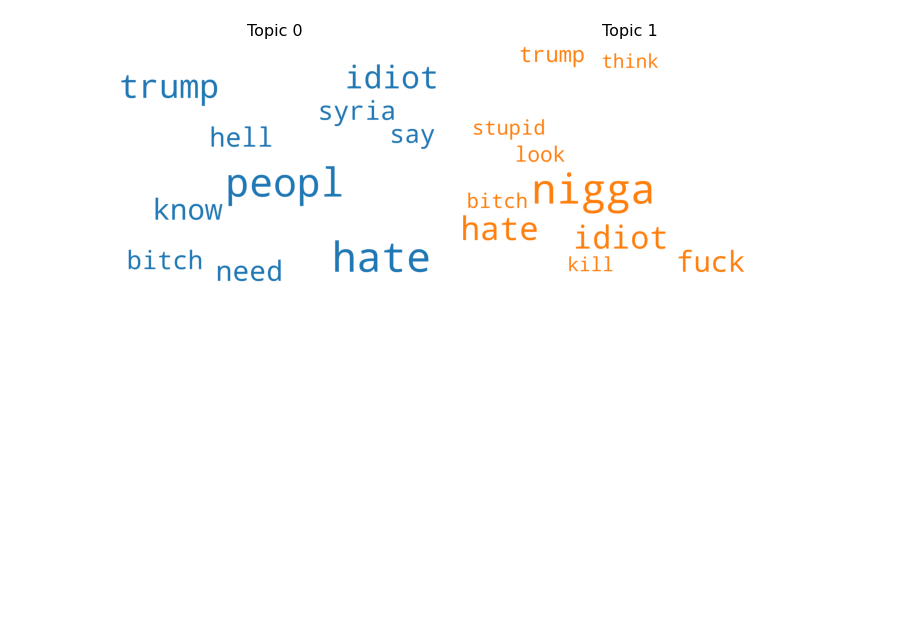
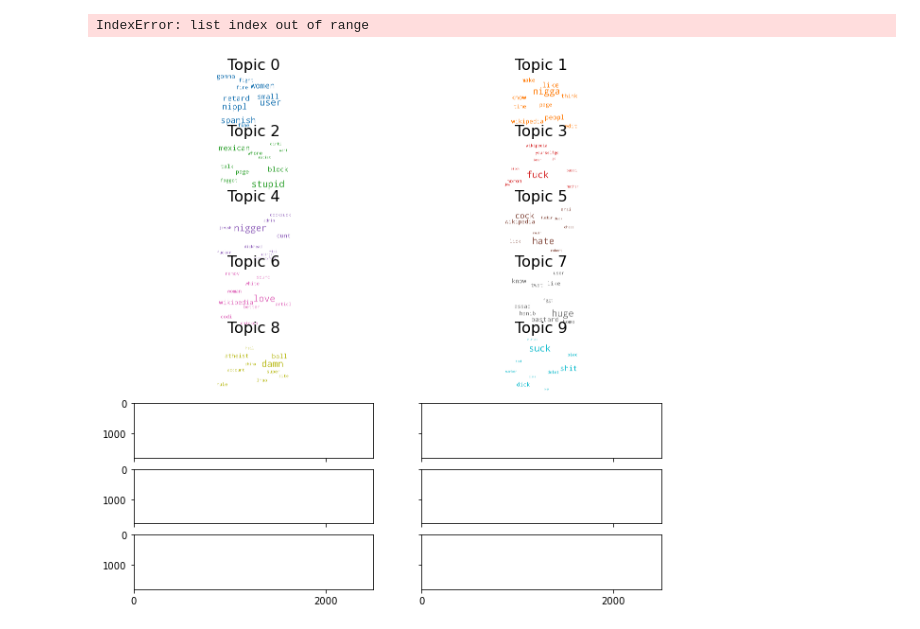
Before and after one commit to masakljun/nlp-project, a Jupyter notebook: code/04_lda.ipynb, the cells around one changed output. Drawn from its saved outputs; the diff is of its cells as text; code cells hidden in the pictures; blank space fills up the shorter version.

```diff
--- a/code/04_lda.ipynb
+++ b/code/04_lda.ipynb
@@ -15,9 +16,6 @@ nltk.download('wordnet')
 [nltk_data]   Package wordnet is already up-to-date!
 True
 # %%
-with open("data/filtered/abusive_hateful_spam_normal.json") as f:
-    data = json.load(f)
-
-data_tag = 'ahs'  # can also be 'ahs' for the other dataset
-print(data)
+df = pd.read_csv("dataset/data.csv", sep = ";")
+df.head()
 # %% [output]
@@ -134,8 +86,8 @@ def preprocess(A):
 texts = preprocess(texts)
 # %%
 stopwords = list(gensim.parsing.preprocessing.STOPWORDS)
-print(len(stopwords))
-stopwords.extend(["like", "damn"])
+#print(len(stopwords))
+#stopwords.extend(["like", "damn"])
 print(len(stopwords))
 stemmer = SnowballStemmer("english")
 def lemmatize_stemming(text):
@@ -193,5 +148,5 @@ for doc in corpus_tfidf:
 # %%
-lda_model = gensim.models.LdaMulticore(bow_corpus, num_topics=2, id2word=dictionary, passes=2, workers=2)
+lda_model = gensim.models.LdaMulticore(bow_corpus, num_topics=15, id2word=dictionary, passes=2, workers=2)
 # %%
 for idx, topic in lda_model.print_topics(-1):
     print('Topic: {} \nWords: {}'.format(idx, topic))
@@ -221,32 +203,33 @@ import matplotlib.colors as mcolors
 
 cols = [color for name, color in mcolors.TABLEAU_COLORS.items()]
 
 cloud = WordCloud(stopwords=stopwords,
                   background_color='white',
                   width=2500,
                   height=1800,
                   max_words=10,
                   colormap='tab10',
                   color_func=lambda *args, **kwargs: cols[i],
                   prefer_horizontal=1.0)
 
 topics = lda_model.show_topics(formatted=False)
 
-fig, axes = plt.subplots(1, 2, figsize=(10,10), sharex=True, sharey=True)
+fig, axes = plt.subplots(8, 2, figsize=(10,10), sharex=True, sharey=True)
 
 for i, ax in enumerate(axes.flatten()):
     fig.add_subplot(ax)
     topic_words = dict(topics[i][1])
     cloud.generate_from_frequencies(topic_words, max_font_size=300)
     plt.gca().imshow(cloud)
     plt.gca().set_title('Topic ' + str(i), fontdict=dict(size=16))
     plt.gca().axis('off')
 
 
 plt.subplots_adjust(wspace=0, hspace=0)
 plt.axis('off')
 plt.margins(x=0, y=0)
 plt.tight_layout()
 plt.show()
 # %% [output]
+IndexError: list index out of range
-[figure, old version]
+[figure, new version]
```
Also changed, not shown: parts of 23 cells of this notebook, 4 other files.
